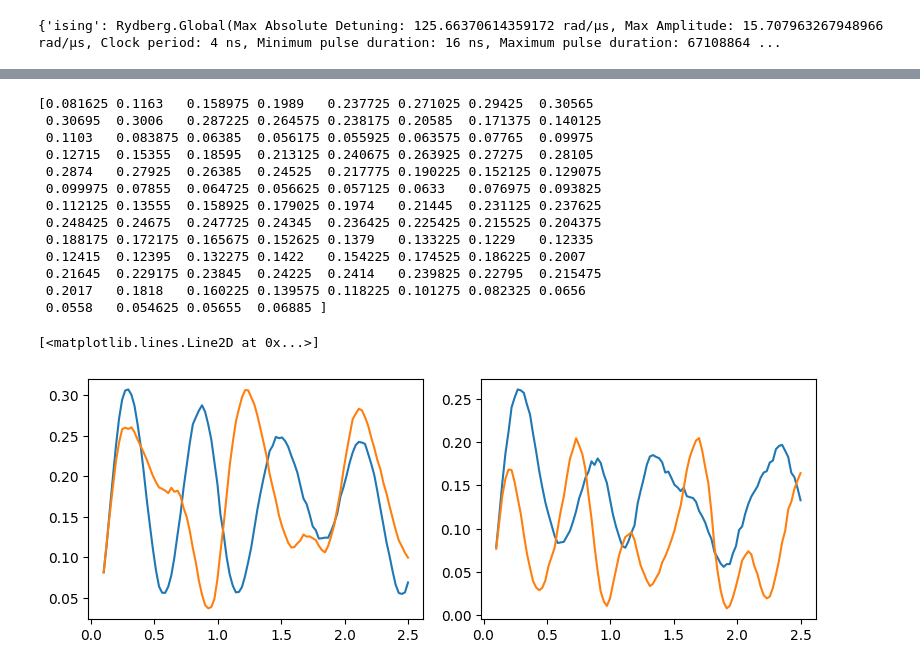
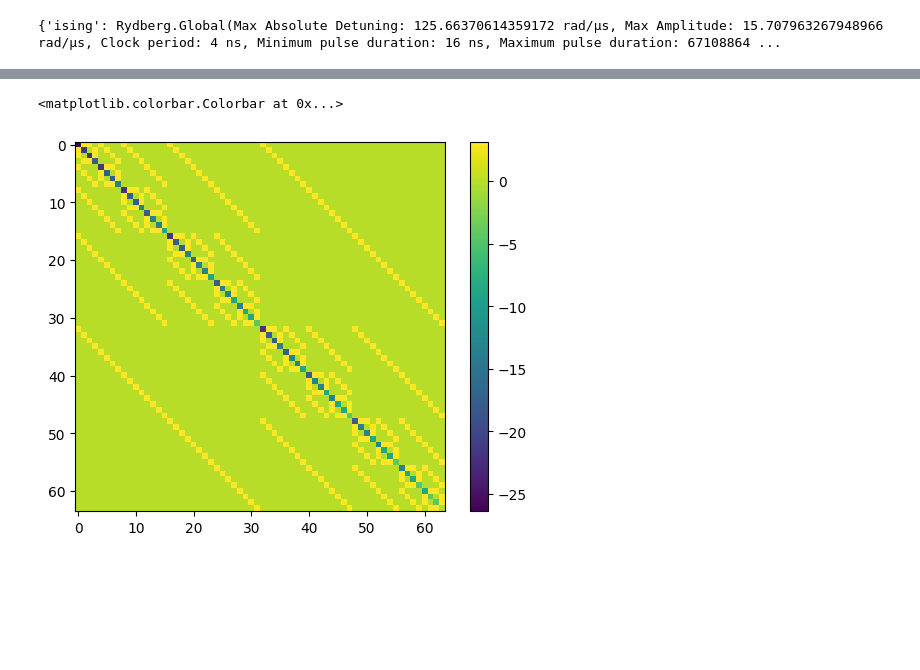
Before and after one commit to Sigma-Reply/CO2-Capture_QEK, a Jupyter notebook: playground.ipynb, the cells around one changed output, grey strips where cells are left out. Cells and saved outputs as stored; diff of their text form; code cells hidden in the pictures; blank space fills up the shorter version.

```diff
--- a/playground.ipynb
+++ b/playground.ipynb
@@ -50,4 +60,5 @@ reg2.draw(blockade_radius=rb, draw_half_radius=True, draw_graph=True)
 # %%
-1000*np.linspace(0.1,2.5,25)
-t_pulses = [Pulse.ConstantPulse(int(t),Omega,delta,0) for t in 1000*np.linspace(0.1,2.5,25)]
+M = 100
+T = 1000*np.linspace(0.05,2.5,M)
+t_pulses = [Pulse.ConstantPulse(int(t),Omega,delta,0) for t in T]
 # %%
@@ -67,8 +81,6 @@ seq.declared_channels
 {'ising': Rydberg.Global(Max Absolute Detuning: 125.66370614359172 rad/µs, Max Amplitude: 15.707963267948966 rad/µs, Clock period: 4 ns, Minimum pulse duration: 16 ns, Maximum pulse duration: 67108864 ...
 # %%
 sim = QutipEmulator.from_sequence(seq, sampling_rate=0.1)
-#sim = Simulation(seq)
 
-results = sim.run(progress_bar=True)
-print(results.sample_final_state(N_samples=10000))
-sim.show_config()
+# results = sim.run(progress_bar=True)
+# print(results.sample_final_state(N_samples=1000))
@@ -91,24 +87,25 @@ Samples per run:       5
 # %%
-N_samples = 10000
+N_samples = 250
 n_qubits = 6
-_time = np.linspace(0.1,2.5,100)
 
-count_dict = results.sample_final_state(N_samples=N_samples)
-
-n1_B = np.zeros(len(_time))
-n1_C = np.zeros(len(_time))
-n2_B = np.zeros(len(_time))
-n2_C = np.zeros(len(_time))
+# count_dict = results.sample_final_state(N_samples=N_samples)
 
 
-for i,t in enumerate(1000*_time):
+n1_B = np.zeros(M)
+n1_C = np.zeros(M)
+n2_B = np.zeros(M)
+n2_C = np.zeros(M)
+
+
+
+for i,t in enumerate(T):
 
     t_pulse = Pulse.ConstantPulse(int(t),Omega,delta,0)
     seq = Sequence(reg1, Chadoq2)
     seq.declare_channel("ising", "rydberg_global")
     seq.add(t_pulse,"ising")
 
-    sim = QutipEmulator.from_sequence(seq, sampling_rate=.1)
+    sim = QutipEmulator.from_sequence(seq, sampling_rate=0.1)
     results = sim.run(progress_bar=False)
     count_dict = results.sample_final_state(N_samples=N_samples)
 
@@ -123,7 +120,7 @@ for i,t in enumerate(1000*_time):
     seq.declare_channel("ising", "rydberg_global")
     seq.add(t_pulse,"ising")
 
-    sim = QutipEmulator.from_sequence(seq, sampling_rate=.1)
+    sim = QutipEmulator.from_sequence(seq, sampling_rate=0.1)
     results = sim.run(progress_bar=False)
     count_dict = results.sample_final_state(N_samples=N_samples)
 
@@ -133,31 +130,3 @@ for i,t in enumerate(1000*_time):
                 n2_B[i] += count / N_samples / len(B2)
             elif j in C2 and qubitval=="1":
                 n2_C[i] += count / N_samples / len(C2)
-# %%
-print(n1_B)
-# %% [output]
-[0.081625 0.1163   0.158975 0.1989   0.237725 0.271025 0.29425  0.30565
- 0.30695  0.3006   0.287225 0.264575 0.238175 0.20585  0.171375 0.140125
- 0.1103   0.083875 0.06385  0.056175 0.055925 0.063575 0.07765  0.09975
- 0.12715  0.15355  0.18595  0.213125 0.240675 0.263925 0.27275  0.28105
- 0.2874   0.27925  0.26385  0.24525  0.217775 0.190225 0.152125 0.129075
- 0.099975 0.07855  0.064725 0.056625 0.057125 0.0633   0.076975 0.093825
- 0.112125 0.13555  0.158925 0.179025 0.1974   0.21445  0.231125 0.237625
- 0.248425 0.24675  0.247725 0.24345  0.236425 0.225425 0.215525 0.204375
- 0.188175 0.172175 0.165675 0.152625 0.1379   0.133225 0.1229   0.12335
- 0.12415  0.12395  0.132275 0.1422   0.154225 0.174525 0.186225 0.2007
- 0.21645  0.229175 0.23845  0.24225  0.2414   0.239825 0.22795  0.215475
- 0.2017   0.1818   0.160225 0.139575 0.118225 0.101275 0.082325 0.0656
- 0.0558   0.054625 0.05655  0.06885 ]
-# %%
-fig, (ax1, ax2) = plt.subplots(1, 2,figsize=(8,3))
-plt.tight_layout()
-
-ax1.plot(_time,n1_B)
-ax1.plot(_time,n2_B)
-
-ax2.plot(_time,n1_C)
-ax2.plot(_time,n2_C)
-# %% [output]
-[<matplotlib.lines.Line2D at 0x...>]
-[figure, removed]
@@ -163,0 +183,6 @@ ax2.plot(_time,n2_C)
+# %%
+plt.imshow(H)
+plt.colorbar()
+# %% [output]
+<matplotlib.colorbar.Colorbar at 0x...>
+[figure, added]
```
Also changed, not shown: parts of 10 cells of this notebook.
